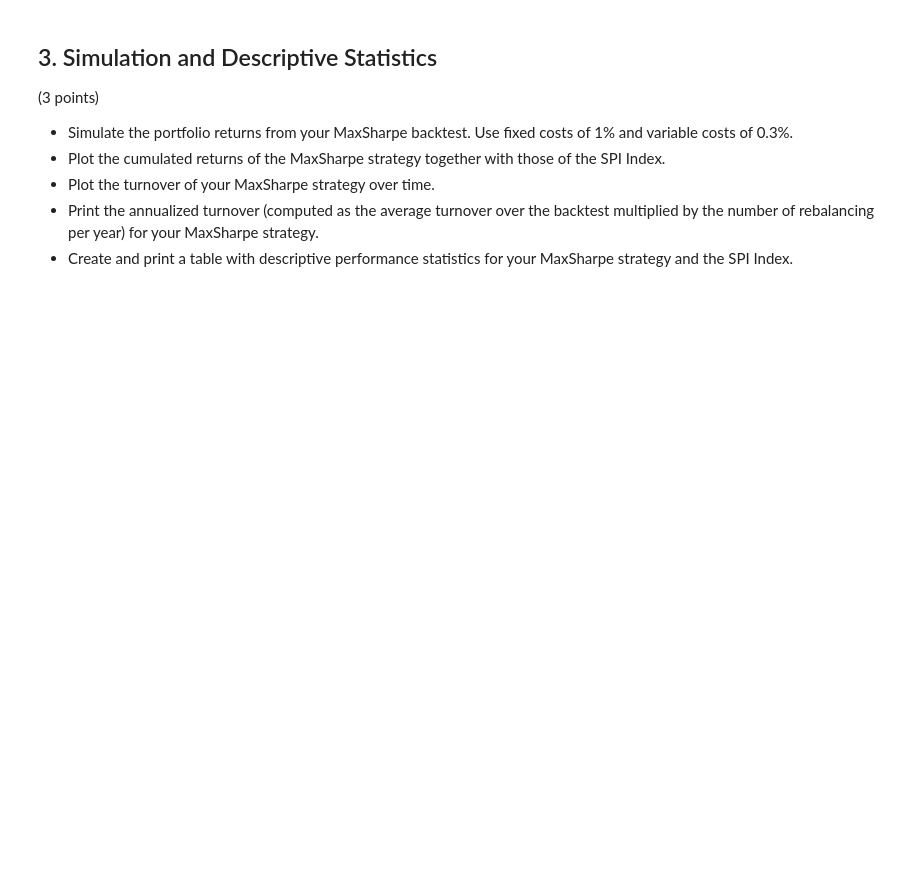
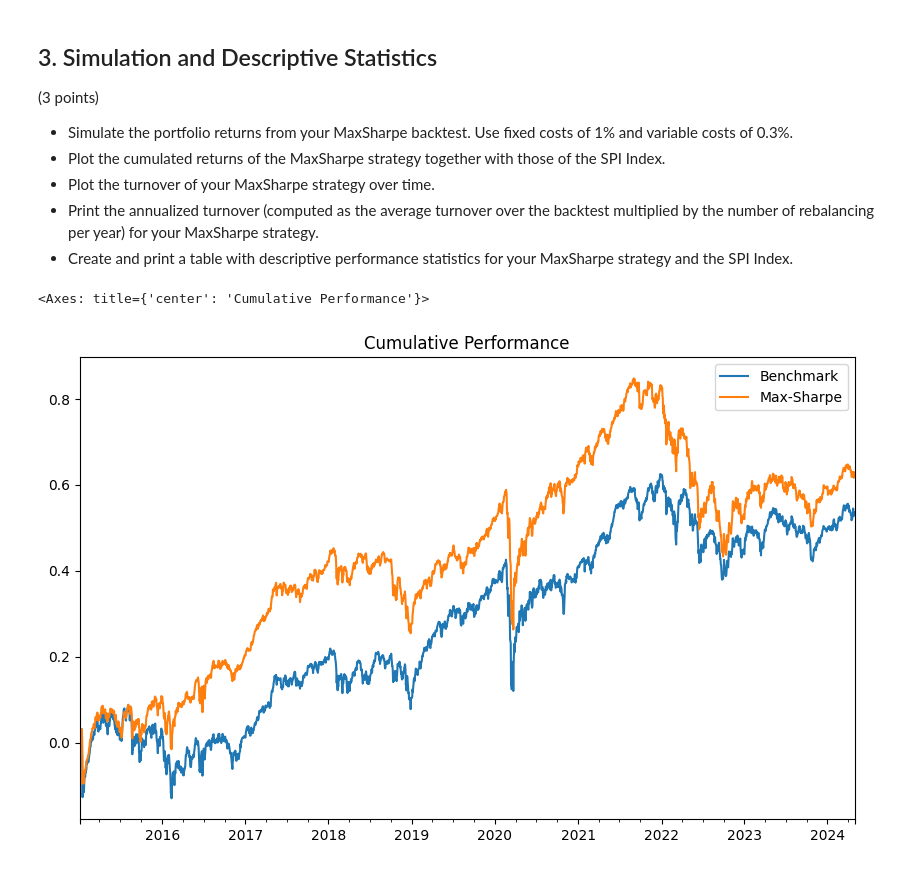
Before and after one commit to cbachela/qpmwp-course, a Jupyter notebook: assignments/assignment_4.ipynb, the cells around one changed output. Saved outputs shown, nothing was run; the diff lists cells and outputs as text; code cells hidden in the pictures; blank space fills up the shorter version.

```diff
--- a/assignments/assignment_4.ipynb
+++ b/assignments/assignment_4.ipynb
@@ -193,7 +269,7 @@ bs.optimization = MaxSharpe(
     covariance=Covariance(method='pearson'),
     expected_return=ExpectedReturn(method='geometric'),
     solver_name='cvxopt',    # <change this to your preferred solver>
-    turnover_penalty=None,   # <change this>
+    turnover_penalty=0.00035,   # <change this>
 )
 
 # Instantiate the backtest object
@@ -215,0 +308,26 @@ bt_ms.run(bs = bs)
+# %%
+import empyrical as ep
+
+return_series = bs.data.get_return_series()  # Get the underlying asset returns
+bm_series = bs.data.bm_series  # Get benchmark returns
+
+fixed_cost = 0.01  # 1%
+variable_cost = 0.003  # 0.3%
+
+sim_maxsharpe = bt_ms.strategy.simulate(
+    return_series=return_series,
+    fc=fixed_cost,
+    vc=variable_cost
+)
+
+sim = pd.concat({
+    'Benchmark': bm_series,
+    'MaxSharpe': sim_maxsharpe
+}, axis=1).dropna()
+sim.columns = ['Benchmark', 'Max-Sharpe']
+
+# Plot the cumulative performance
+np.log((1 + sim)).cumsum().plot(title='Cumulative Performance', figsize = (10, 6))
+# %% [output]
+<Axes: title={'center': 'Cumulative Performance'}>
+[figure, added]
```
Also changed, not shown: parts of 10 cells of this notebook, 4 other files.
